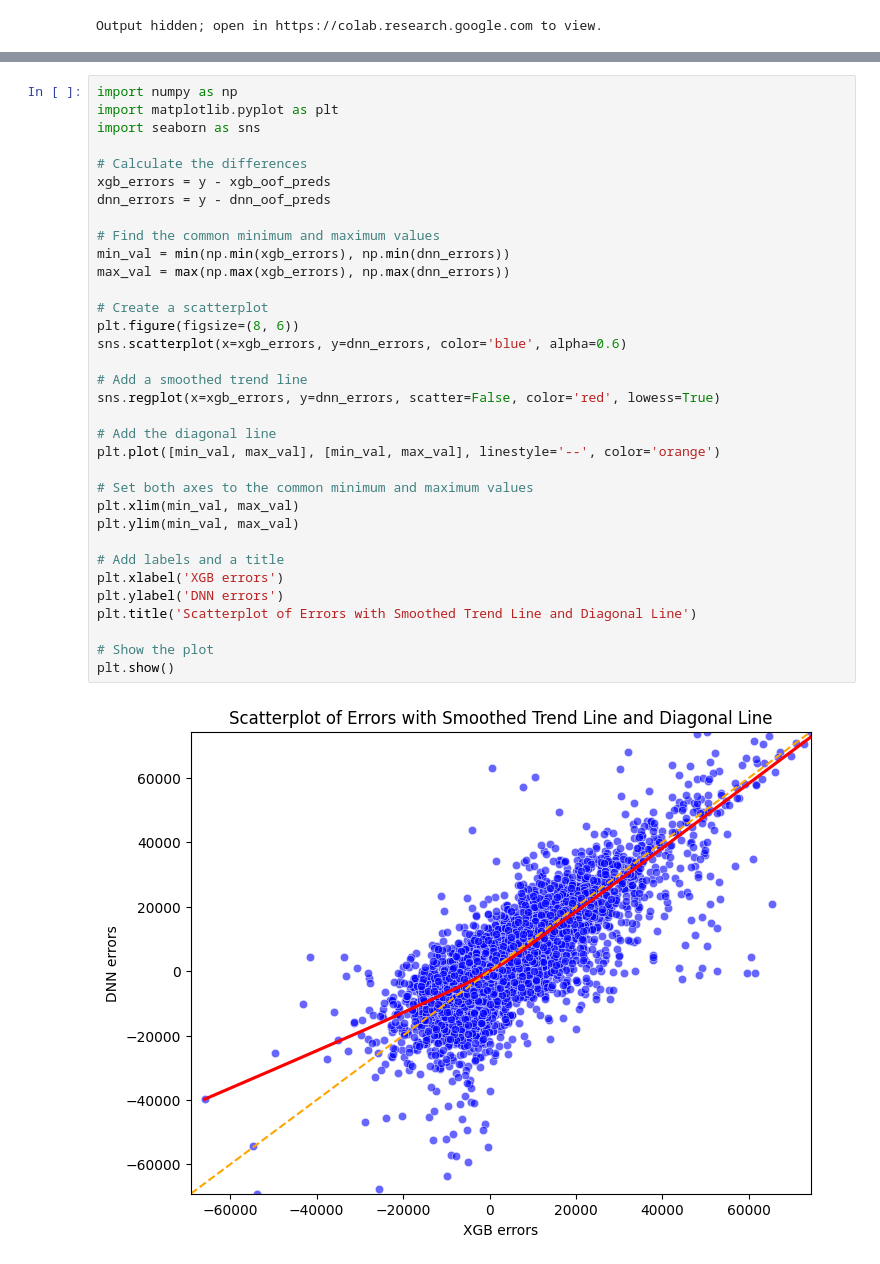
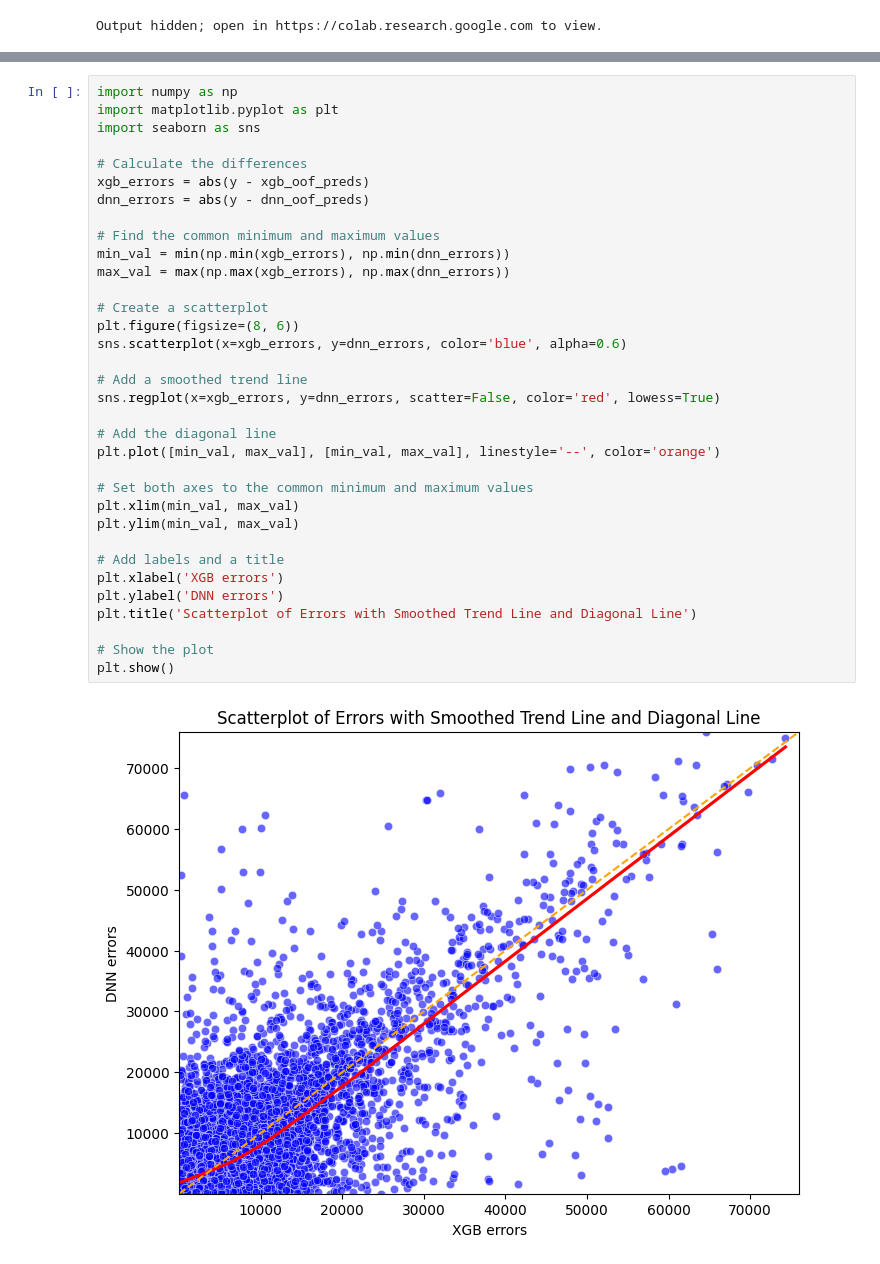
Before and after one commit to lmassaron/Advanced_Analytics_for_Business, a Jupyter notebook: chapter_12/chapter_12.ipynb, the cells around one changed output, grey strips where cells are left out. Cells and saved outputs as stored; diff of their text form.

Commit message:
fix error plot

```diff
--- a/chapter_12/chapter_12.ipynb
+++ b/chapter_12/chapter_12.ipynb
@@ -191,36 +191,36 @@ import matplotlib.pyplot as plt
 import seaborn as sns
 
 # Calculate the differences
-xgb_errors = y - xgb_oof_preds
-dnn_errors = y - dnn_oof_preds
+xgb_errors = abs(y - xgb_oof_preds)
+dnn_errors = abs(y - dnn_oof_preds)
 
 # Find the common minimum and maximum values
 min_val = min(np.min(xgb_errors), np.min(dnn_errors))
 max_val = max(np.max(xgb_errors), np.max(dnn_errors))
 
 # Create a scatterplot
 plt.figure(figsize=(8, 6))
 sns.scatterplot(x=xgb_errors, y=dnn_errors, color='blue', alpha=0.6)
 
 # Add a smoothed trend line
 sns.regplot(x=xgb_errors, y=dnn_errors, scatter=False, color='red', lowess=True)
 
 # Add the diagonal line
 plt.plot([min_val, max_val], [min_val, max_val], linestyle='--', color='orange')
 
 # Set both axes to the common minimum and maximum values
 plt.xlim(min_val, max_val)
 plt.ylim(min_val, max_val)
 
 # Add labels and a title
 plt.xlabel('XGB errors')
 plt.ylabel('DNN errors')
 plt.title('Scatterplot of Errors with Smoothed Trend Line and Diagonal Line')
 
 # Show the plot
 plt.show()
 # %% [output]
-[figure, old version]
+[figure, new version]
 # %%
 # get ensembled predictions
 blend_list = [[1.0, 0.0], [0.75, 0.25], [0.5, 0.5], [0.25, 0.75], [0.0, 1.0]]
```
Also changed, not shown: parts of 3 cells of this notebook.
